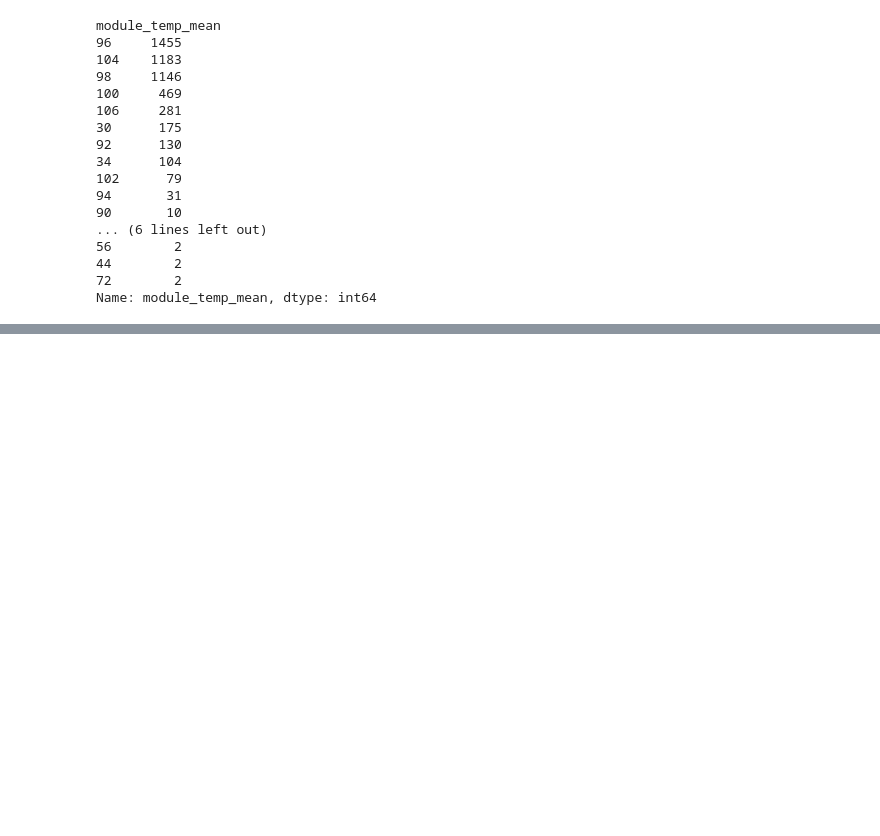
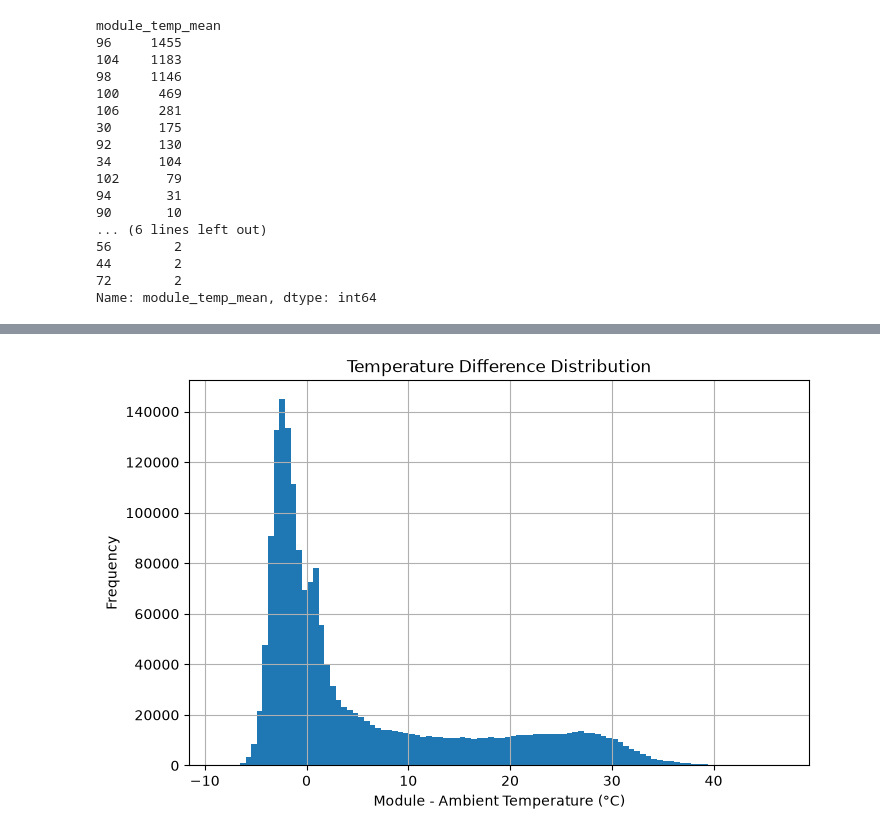
Before and after one commit to SantiToled0/solar-mlops, a Jupyter notebook: notebooks/01_exploration.ipynb, the cells around one changed output, grey strips where cells are left out. Drawn from its saved outputs; the diff is of its cells as text; code cells hidden in the pictures; blank space fills up the shorter version.

```diff
--- a/notebooks/01_exploration.ipynb
+++ b/notebooks/01_exploration.ipynb
@@ -591,0 +662,18 @@ nan_blocks.sort_values(
+# %%
+df["temp_difference"] = (
+    df["module_temp_mean"] - df["ambient_temp"]
+)
+
+df["temp_difference"].describe()
+
+plt.figure(figsize=(8, 5))
+
+plt.hist(df["temp_difference"], bins=100)
+
+plt.xlabel("Module - Ambient Temperature (°C)")
+plt.ylabel("Frequency")
+plt.title("Temperature Difference Distribution")
+plt.grid(True)
+plt.show()
+# %% [output]
+[figure, added]
```
Also changed, not shown: parts of 21 cells of this notebook.
